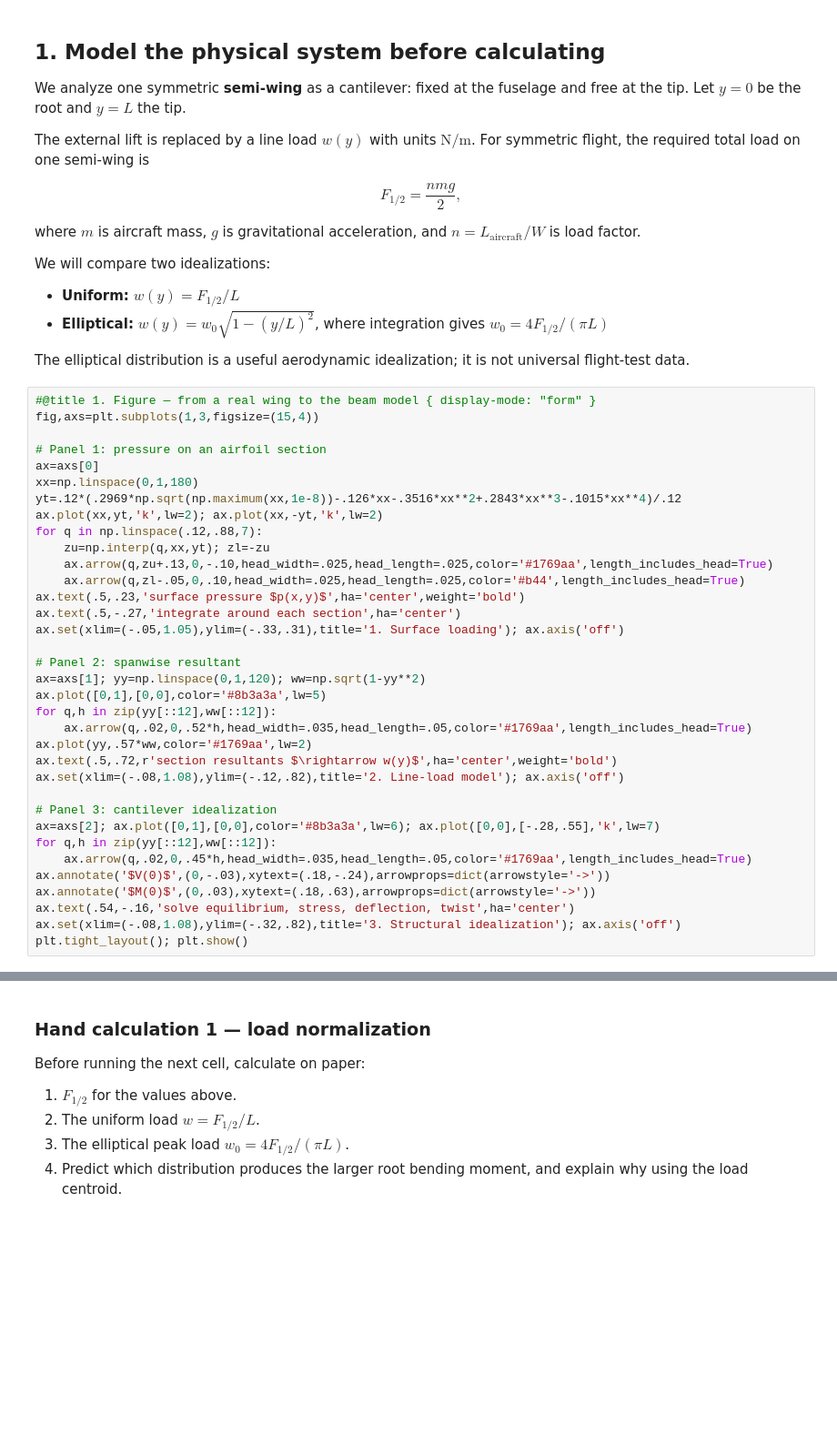
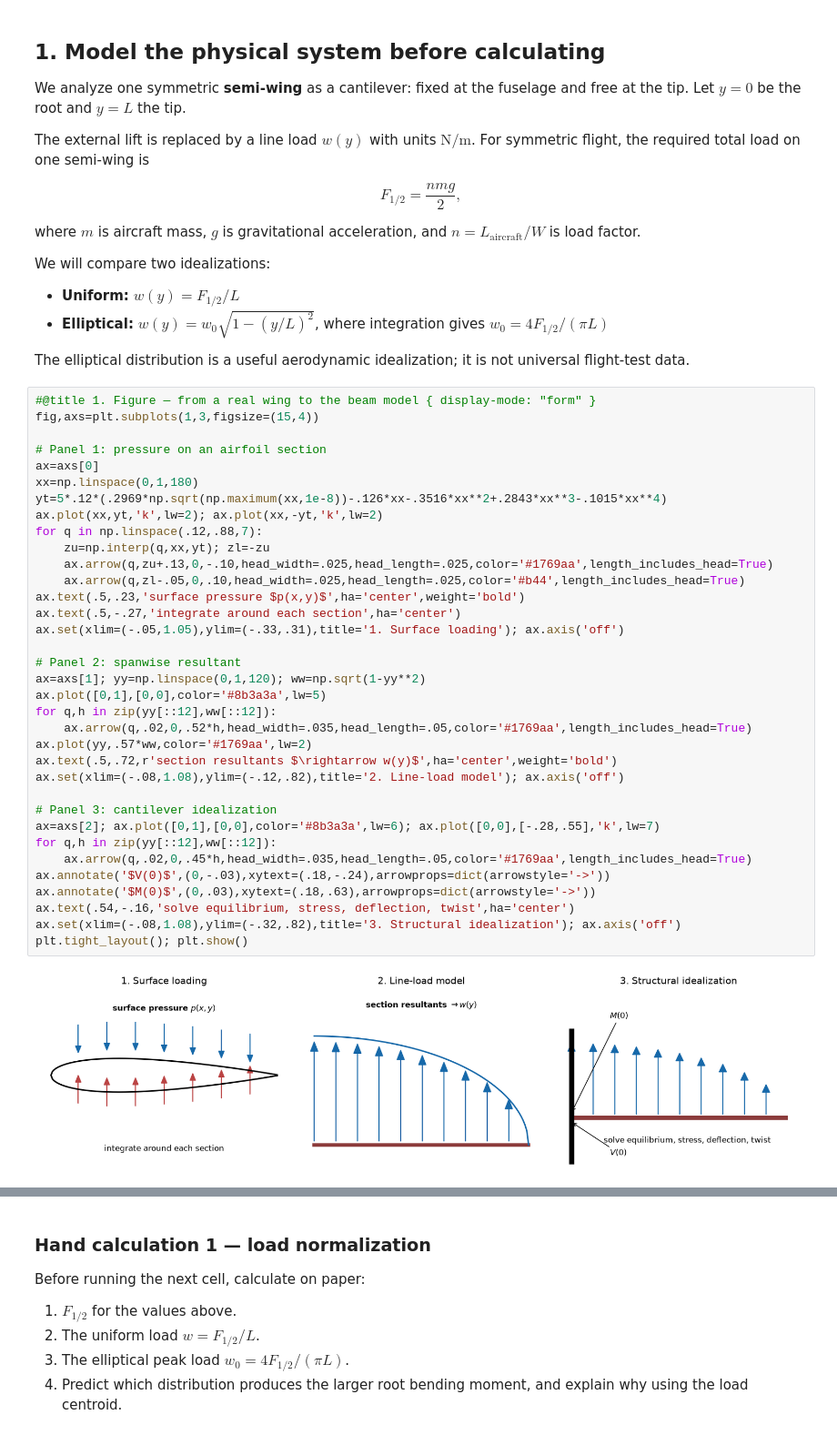
Before and after one commit to Ehsan-Roohi/Aerospace-Structures, a Jupyter notebook: notebooks/MIE446_Wing_Structural_Design_Numerical.ipynb, the cells around one changed output, grey strips where cells are left out. Shown at 91% size. Cells and saved outputs as stored; diff of their text form; blank space fills up the shorter version.

```diff
--- a/notebooks/MIE446_Wing_Structural_Design_Numerical.ipynb
+++ b/notebooks/MIE446_Wing_Structural_Design_Numerical.ipynb
@@ -66,34 +68,36 @@ fig,axs=plt.subplots(1,3,figsize=(15,4))
 # Panel 1: pressure on an airfoil section
 ax=axs[0]
 xx=np.linspace(0,1,180)
-yt=.12*(.2969*np.sqrt(np.maximum(xx,1e-8))-.126*xx-.3516*xx**2+.2843*xx**3-.1015*xx**4)/.12
+yt=5*.12*(.2969*np.sqrt(np.maximum(xx,1e-8))-.126*xx-.3516*xx**2+.2843*xx**3-.1015*xx**4)
 ax.plot(xx,yt,'k',lw=2); ax.plot(xx,-yt,'k',lw=2)
 for q in np.linspace(.12,.88,7):
     zu=np.interp(q,xx,yt); zl=-zu
     ax.arrow(q,zu+.13,0,-.10,head_width=.025,head_length=.025,color='#1769aa',length_includes_head=True)
     ax.arrow(q,zl-.05,0,.10,head_width=.025,head_length=.025,color='#b44',length_includes_head=True)
 ax.text(.5,.23,'surface pressure $p(x,y)$',ha='center',weight='bold')
 ax.text(.5,-.27,'integrate around each section',ha='center')
 ax.set(xlim=(-.05,1.05),ylim=(-.33,.31),title='1. Surface loading'); ax.axis('off')
 
 # Panel 2: spanwise resultant
 ax=axs[1]; yy=np.linspace(0,1,120); ww=np.sqrt(1-yy**2)
 ax.plot([0,1],[0,0],color='#8b3a3a',lw=5)
 for q,h in zip(yy[::12],ww[::12]):
     ax.arrow(q,.02,0,.52*h,head_width=.035,head_length=.05,color='#1769aa',length_includes_head=True)
 ax.plot(yy,.57*ww,color='#1769aa',lw=2)
 ax.text(.5,.72,r'section resultants $\rightarrow w(y)$',ha='center',weight='bold')
 ax.set(xlim=(-.08,1.08),ylim=(-.12,.82),title='2. Line-load model'); ax.axis('off')
 
 # Panel 3: cantilever idealization
 ax=axs[2]; ax.plot([0,1],[0,0],color='#8b3a3a',lw=6); ax.plot([0,0],[-.28,.55],'k',lw=7)
 for q,h in zip(yy[::12],ww[::12]):
     ax.arrow(q,.02,0,.45*h,head_width=.035,head_length=.05,color='#1769aa',length_includes_head=True)
 ax.annotate('$V(0)$',(0,-.03),xytext=(.18,-.24),arrowprops=dict(arrowstyle='->'))
 ax.annotate('$M(0)$',(0,.03),xytext=(.18,.63),arrowprops=dict(arrowstyle='->'))
 ax.text(.54,-.16,'solve equilibrium, stress, deflection, twist',ha='center')
 ax.set(xlim=(-.08,1.08),ylim=(-.32,.82),title='3. Structural idealization'); ax.axis('off')
 plt.tight_layout(); plt.show()
+# %% [output]
+[figure, added]
 # %% [markdown]
 ### What was discarded—and why that matters
 
```
Also changed, not shown: parts of 51 cells of this notebook, 4 other files.
